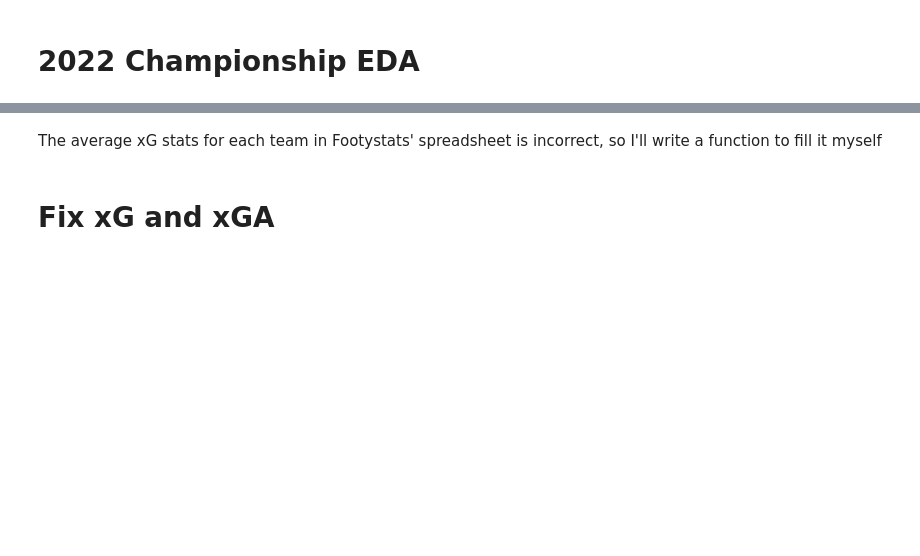
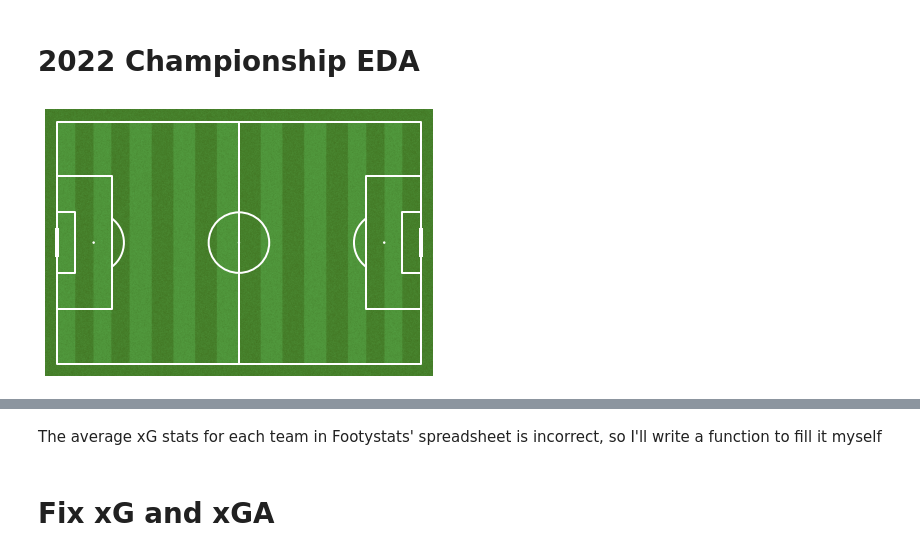
Before and after one commit to dkeyer/English-_Championship_2021, a Jupyter notebook: all_leagues/2022_all_leagues_EDA.ipynb, the cells around one changed output, grey strips where cells are left out. Drawn from its saved outputs; the diff is of its cells as text; code cells hidden in the pictures; blank space fills up the shorter version.

```diff
--- a/all_leagues/2022_all_leagues_EDA.ipynb
+++ b/all_leagues/2022_all_leagues_EDA.ipynb
@@ -1,5 +1,11 @@
 # %% [markdown]
 # 2022 Championship EDA
+# %%
+from mplsoccer.pitch import Pitch
+pitch = Pitch(pitch_color='grass', line_color='white', stripe=True)
+fig, ax = pitch.draw()
+# %% [output]
+[figure, added]
 # %%
 import pandas as pd
 import numpy as np
```
Also changed, not shown: parts of 23 cells of this notebook, 2 other files.
